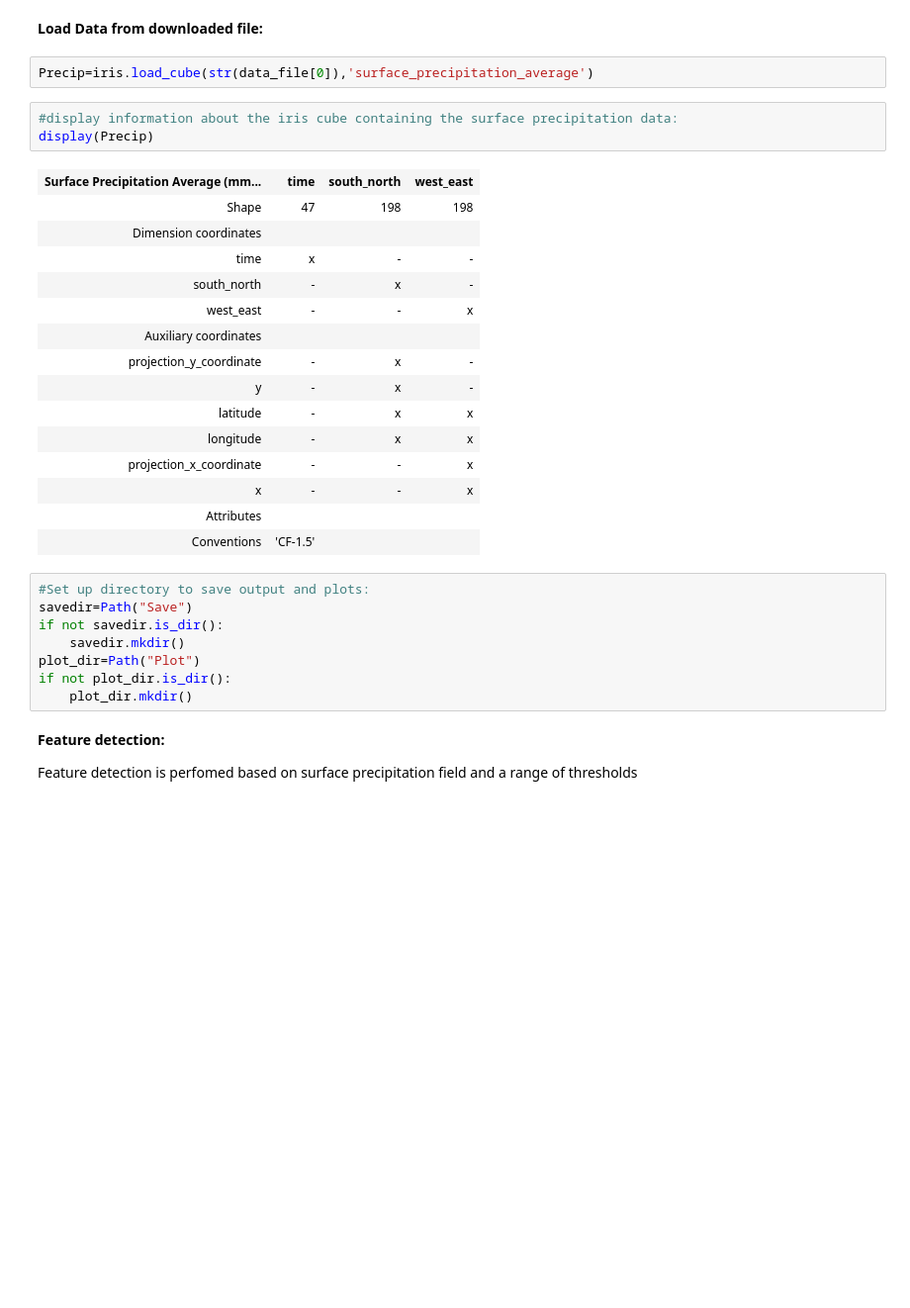
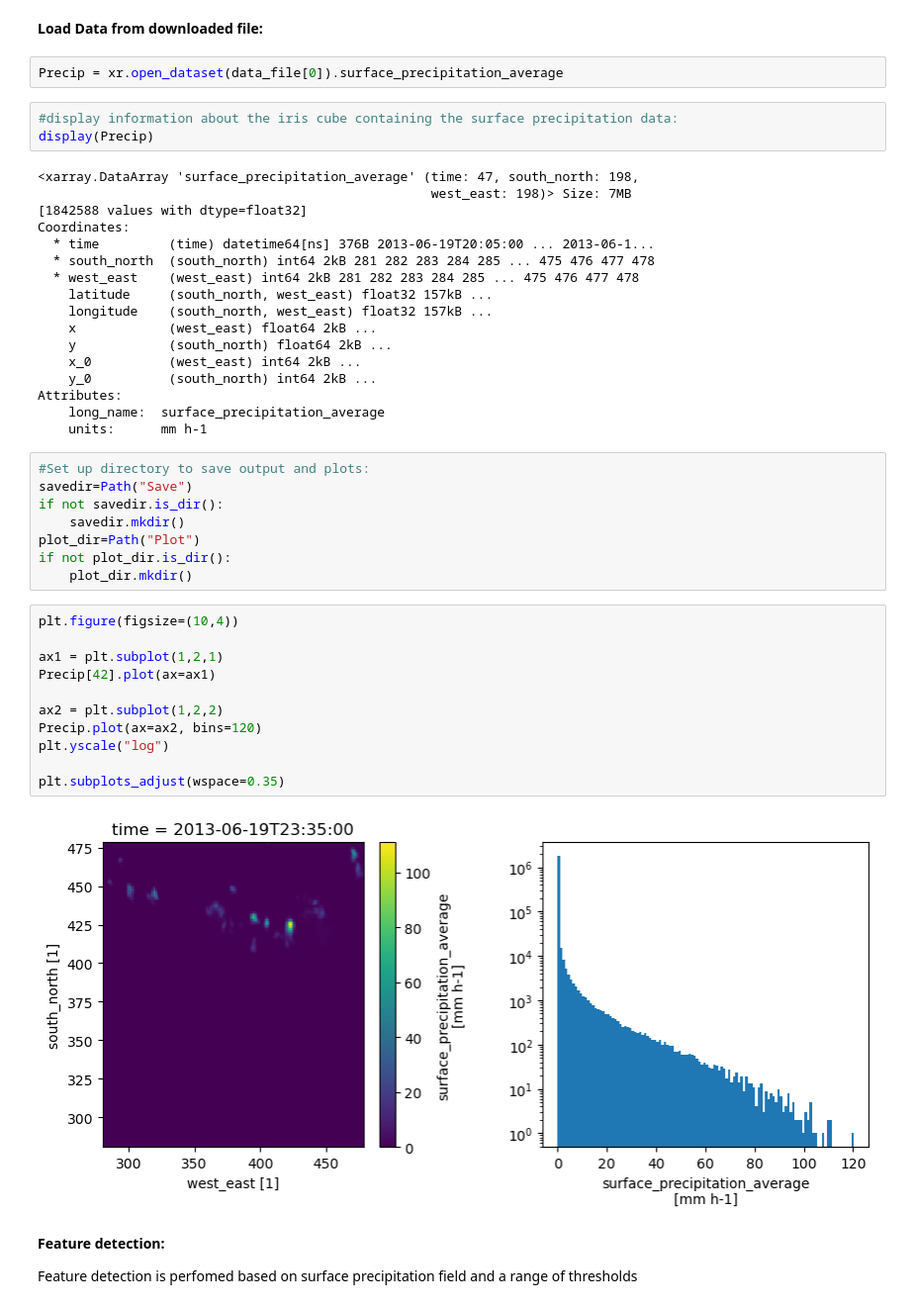
Before and after one commit to tobac-project/tobac, a Jupyter notebook: examples/Example_Precip_Tracking/Example_Precip_Tracking.ipynb, the cells around one changed output. Shown at 99% size. Saved outputs shown, nothing was run; the diff lists cells and outputs as text; blank space fills up the shorter version.

Commit message:
Update precip tracking example

```diff
--- a/examples/Example_Precip_Tracking/Example_Precip_Tracking.ipynb
+++ b/examples/Example_Precip_Tracking/Example_Precip_Tracking.ipynb
@@ -57,26 +57,27 @@ if len(data_file) == 0:
 # %% [markdown]
 **Load Data from downloaded file:**
 # %%
-Precip=iris.load_cube(str(data_file[0]),'surface_precipitation_average')
+Precip = xr.open_dataset(data_file[0]).surface_precipitation_average
 # %%
 #display information about the iris cube containing the surface precipitation data:
 display(Precip)
 # %% [output]
-| Surface Precipitation Average (mm... | time | south_north | west_east |
-| Shape | 47 | 198 | 198 |
-| Dimension coordinates |  |  |  |
-| time | x | - | - |
-| south_north | - | x | - |
-| west_east | - | - | x |
-| Auxiliary coordinates |  |  |  |
-| projection_y_coordinate | - | x | - |
-| y | - | x | - |
-| latitude | - | x | x |
-| longitude | - | x | x |
-| projection_x_coordinate | - | - | x |
-| x | - | - | x |
-| Attributes |  |  |  |
-| Conventions | 'CF-1.5' |  |  |
+<xarray.DataArray 'surface_precipitation_average' (time: 47, south_north: 198,
+                                                   west_east: 198)> Size: 7MB
+[1842588 values with dtype=float32]
+Coordinates:
+  * time         (time) datetime64[ns] 376B 2013-06-19T20:05:00 ... 2013-06-1...
+  * south_north  (south_north) int64 2kB 281 282 283 284 285 ... 475 476 477 478
+  * west_east    (west_east) int64 2kB 281 282 283 284 285 ... 475 476 477 478
+    latitude     (south_north, west_east) float32 157kB ...
+    longitude    (south_north, west_east) float32 157kB ...
+    x            (west_east) float64 2kB ...
+    y            (south_north) float64 2kB ...
+    x_0          (west_east) int64 2kB ...
+    y_0          (south_north) int64 2kB ...
+Attributes:
+    long_name:  surface_precipitation_average
+    units:      mm h-1
 # %%
 #Set up directory to save output and plots:
 savedir=Path("Save")
@@ -85,6 +86,19 @@ if not savedir.is_dir():
 plot_dir=Path("Plot")
 if not plot_dir.is_dir():
     plot_dir.mkdir()
+# %%
+plt.figure(figsize=(10,4))
+
+ax1 = plt.subplot(1,2,1)
+Precip[42].plot(ax=ax1)
+
+ax2 = plt.subplot(1,2,2)
+Precip.plot(ax=ax2, bins=120)
+plt.yscale("log")
+
+plt.subplots_adjust(wspace=0.35)
+# %% [output]
+[figure, added]
 # %% [markdown]
 **Feature detection:**
 
```
Also changed, not shown: parts of 12 cells of this notebook.
